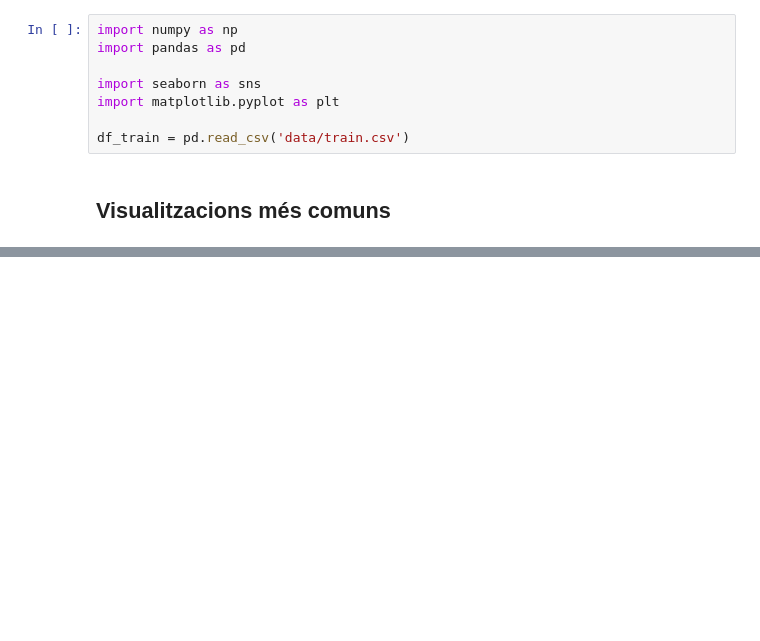
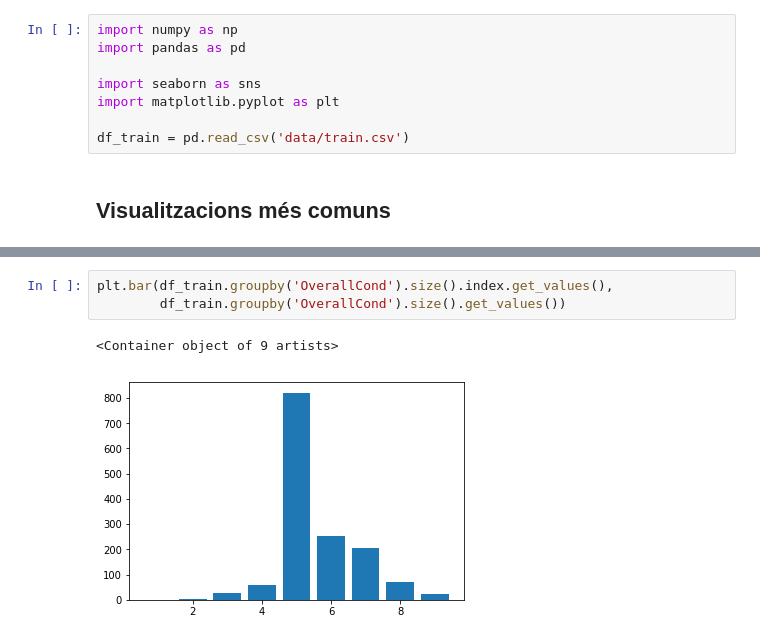
Before and after one commit to xdurana/uoc-dmlab, a Jupyter notebook: 6/visualitzacio-dades.ipynb, the cells around one changed output, grey strips where cells are left out. Cells and saved outputs as stored; diff of their text form; blank space fills up the shorter version.

```diff
--- a/6/visualitzacio-dades.ipynb
+++ b/6/visualitzacio-dades.ipynb
@@ -74,0 +71,6 @@ df_train = pd.read_csv('data/train.csv')
+# %%
+plt.bar(df_train.groupby('OverallCond').size().index.get_values(),
+        df_train.groupby('OverallCond').size().get_values())
+# %% [output]
+<Container object of 9 artists>
+[figure, added]
```
Also changed, not shown: parts of 25 cells of this notebook, 1 other file.
